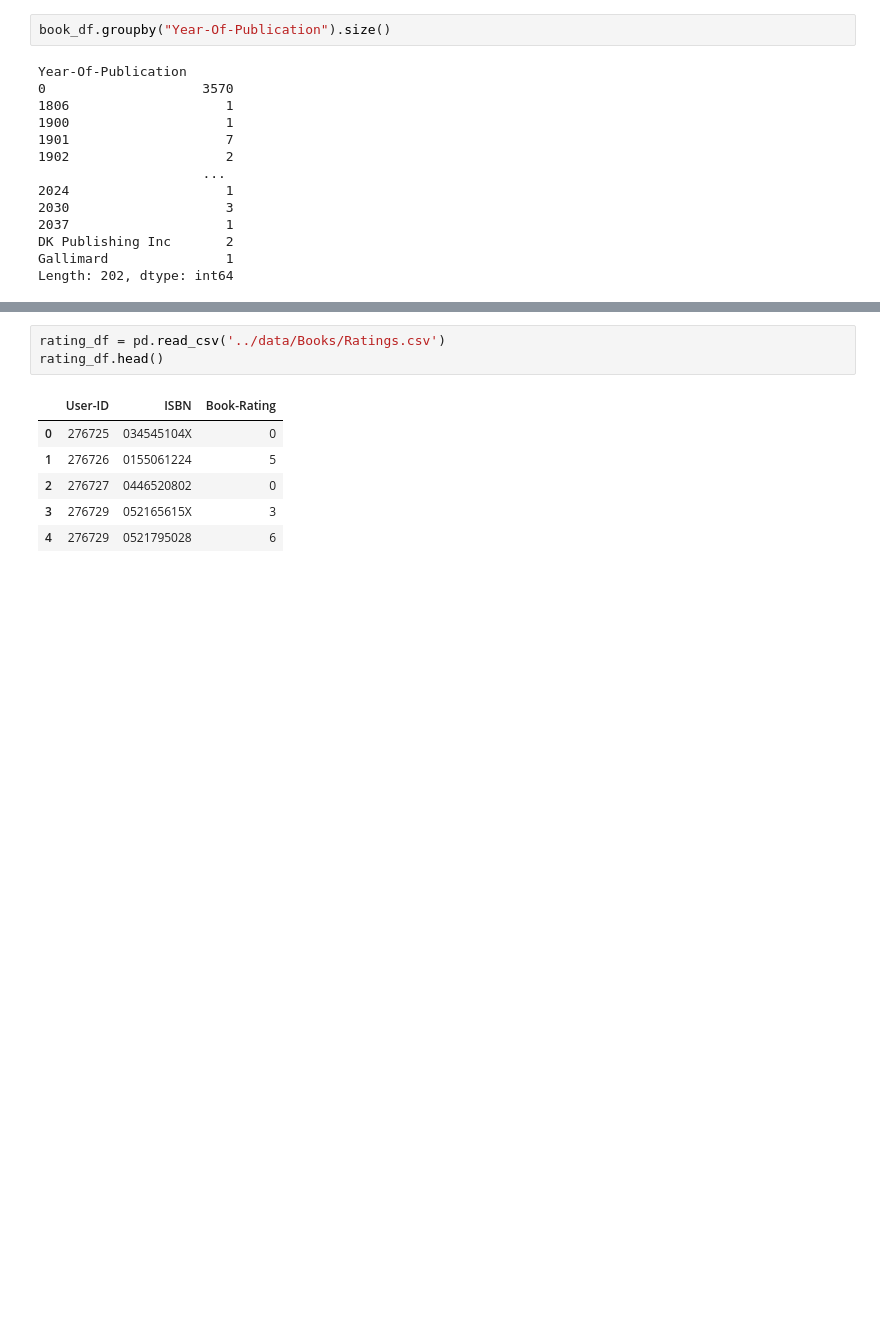
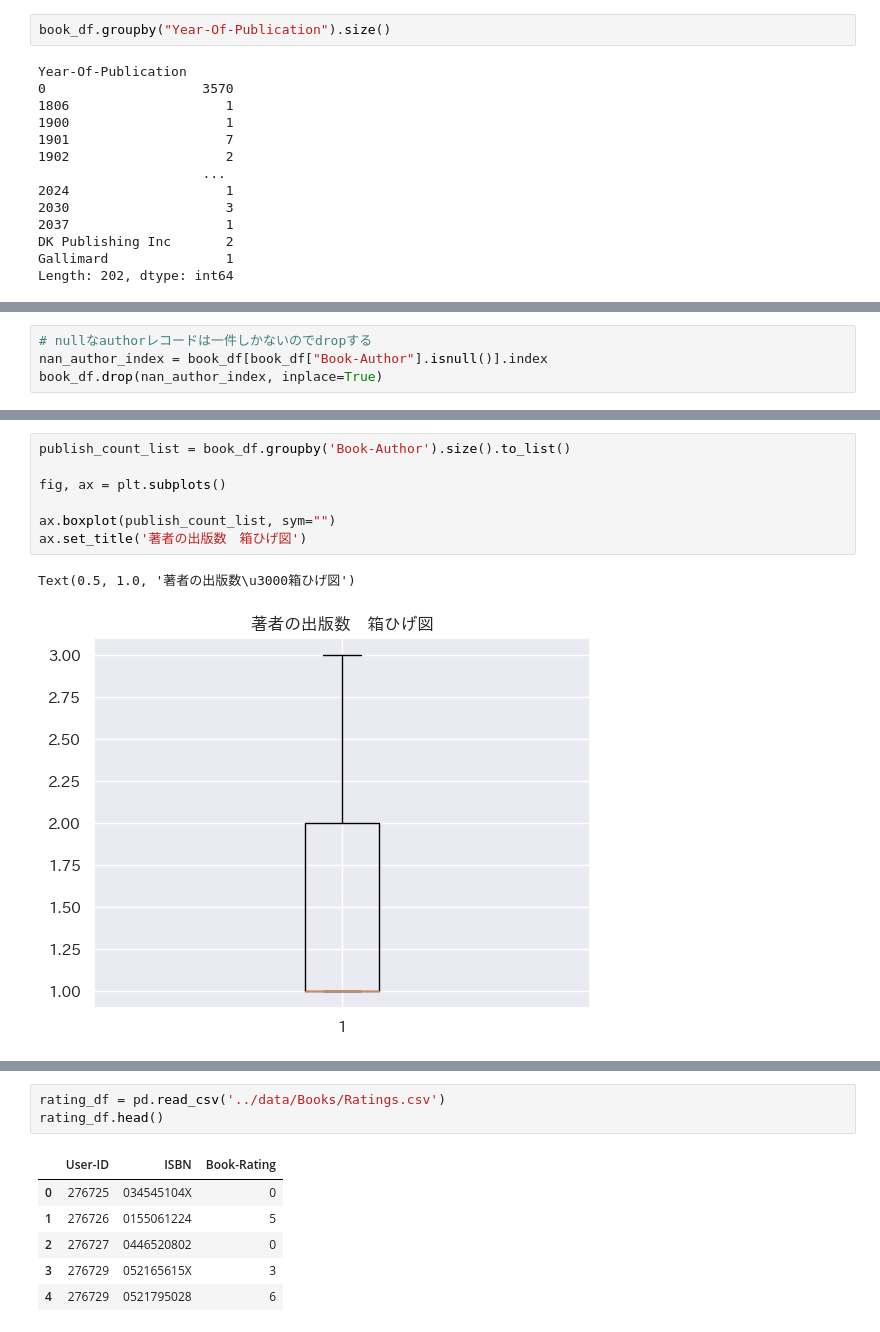
Before and after one commit to tatsuki1107/recsys-training, a Jupyter notebook: book_recommendation/index.ipynb, the cells around one changed output, grey strips where cells are left out. Drawn from its saved outputs; the diff is of its cells as text; blank space fills up the shorter version.

```diff
--- a/book_recommendation/index.ipynb
+++ b/book_recommendation/index.ipynb
@@ -179,0 +189,4 @@ ax.set_xlim([1970,2010])
+# %%
+# nullなauthorレコードは一件しかないのでdropする
+nan_author_index = book_df[book_df["Book-Author"].isnull()].index
+book_df.drop(nan_author_index, inplace=True)
@@ -179,0 +226,10 @@ ax.set_xlim([1970,2010])
+# %%
+publish_count_list = book_df.groupby('Book-Author').size().to_list()
+
+fig, ax = plt.subplots()
+
+ax.boxplot(publish_count_list, sym="")
+ax.set_title('著者の出版数　箱ひげ図')
+# %% [output]
+Text(0.5, 1.0, '著者の出版数\u3000箱ひげ図')
+[figure, added]
```
Also changed, not shown: parts of 24 cells of this notebook.
